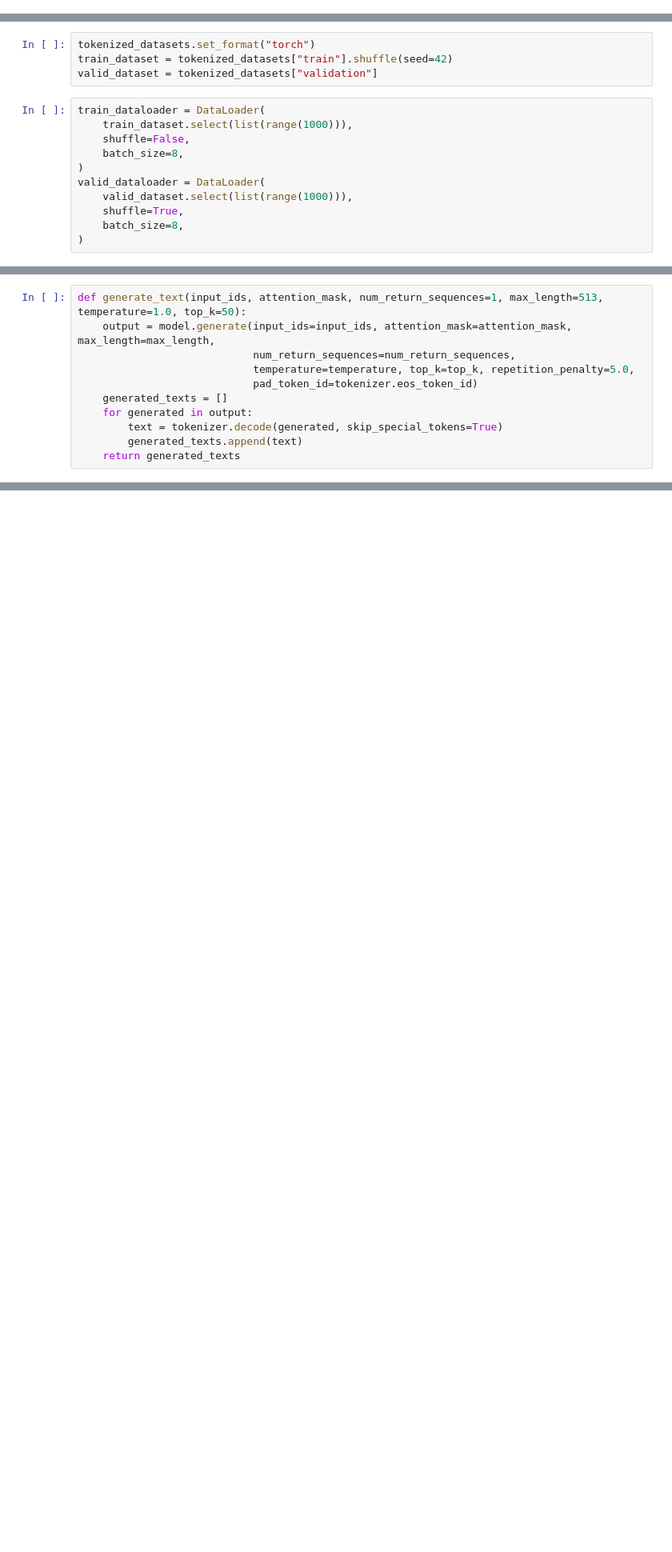
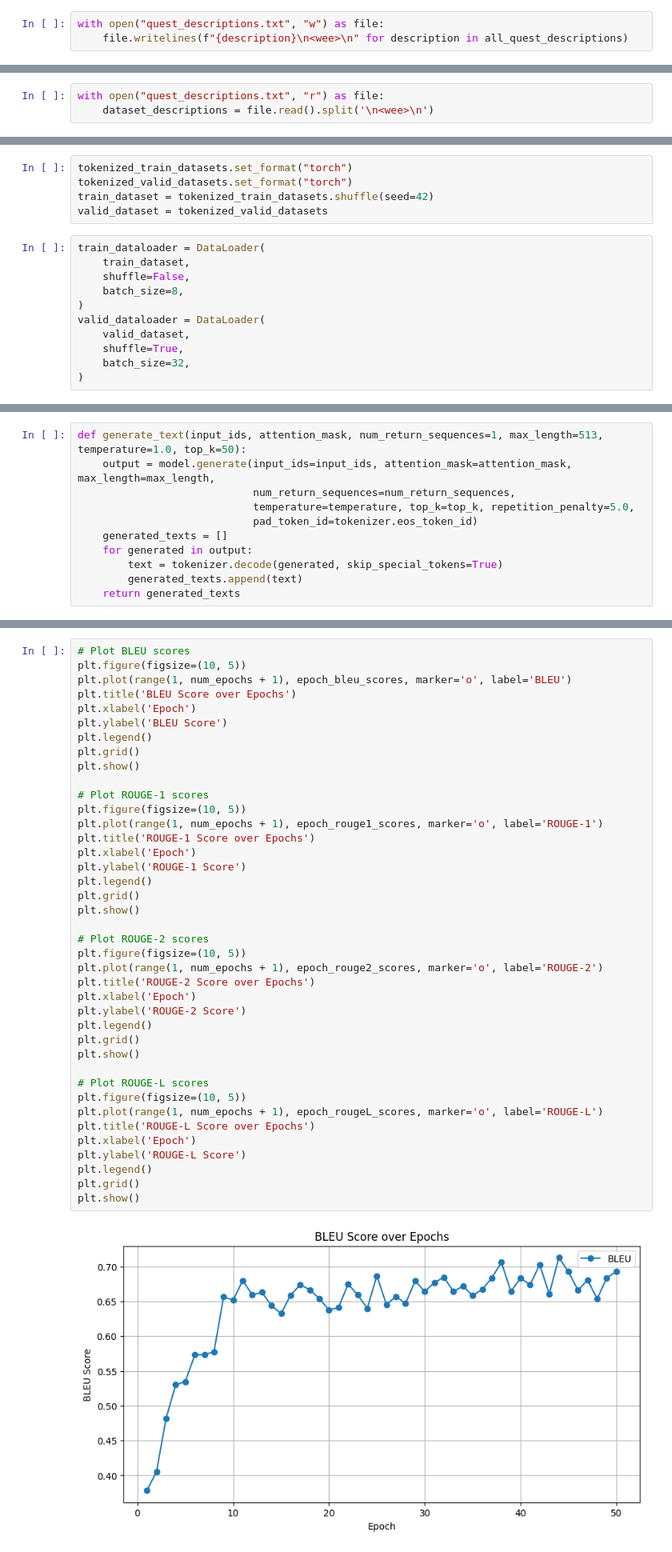
Before and after one commit to Patsu-rar/dialog-generator, a Jupyter notebook: app.ipynb, the cells around one changed output, grey strips where cells are left out. Shown at 80% size. Cells and saved outputs as stored; diff of their text form; blank space fills up the shorter version.

Commit message:
dataset update and metrics fix

```diff
--- a/app.ipynb
+++ b/app.ipynb
@@ -7,0 +161,3 @@ from tqdm import tqdm
+# %%
+with open("quest_descriptions.txt", "w") as file:
+    file.writelines(f"{description}\n<wee>\n" for description in all_quest_descriptions)
@@ -7,0 +168,3 @@ from tqdm import tqdm
+# %%
+with open("quest_descriptions.txt", "r") as file:
+    dataset_descriptions = file.read().split('\n<wee>\n')
@@ -38,17 +244,18 @@ tokenized_datasets = (
 # %%
-tokenized_datasets.set_format("torch")
-train_dataset = tokenized_datasets["train"].shuffle(seed=42)
-valid_dataset = tokenized_datasets["validation"]
+tokenized_train_datasets.set_format("torch")
+tokenized_valid_datasets.set_format("torch")
+train_dataset = tokenized_train_datasets.shuffle(seed=42)
+valid_dataset = tokenized_valid_datasets
 # %%
 train_dataloader = DataLoader(
-    train_dataset.select(list(range(1000))),
+    train_dataset,
     shuffle=False,
     batch_size=8,
 )
 valid_dataloader = DataLoader(
-    valid_dataset.select(list(range(1000))),
+    valid_dataset,
     shuffle=True,
-    batch_size=8,
+    batch_size=32,
 )
 # %%
 device = torch.device("cuda" if torch.cuda.is_available() else "cpu")
@@ -149,0 +398,42 @@ for epoch in range(num_epochs):
+# %%
+# Plot BLEU scores
+plt.figure(figsize=(10, 5))
+plt.plot(range(1, num_epochs + 1), epoch_bleu_scores, marker='o', label='BLEU')
+plt.title('BLEU Score over Epochs')
+plt.xlabel('Epoch')
+plt.ylabel('BLEU Score')
+plt.legend()
+plt.grid()
+plt.show()
+
+# Plot ROUGE-1 scores
+plt.figure(figsize=(10, 5))
+plt.plot(range(1, num_epochs + 1), epoch_rouge1_scores, marker='o', label='ROUGE-1')
+plt.title('ROUGE-1 Score over Epochs')
+plt.xlabel('Epoch')
+plt.ylabel('ROUGE-1 Score')
+plt.legend()
+plt.grid()
+plt.show()
+
+# Plot ROUGE-2 scores
+plt.figure(figsize=(10, 5))
+plt.plot(range(1, num_epochs + 1), epoch_rouge2_scores, marker='o', label='ROUGE-2')
+plt.title('ROUGE-2 Score over Epochs')
+plt.xlabel('Epoch')
+plt.ylabel('ROUGE-2 Score')
+plt.legend()
+plt.grid()
+plt.show()
+
+# Plot ROUGE-L scores
+plt.figure(figsize=(10, 5))
+plt.plot(range(1, num_epochs + 1), epoch_rougeL_scores, marker='o', label='ROUGE-L')
+plt.title('ROUGE-L Score over Epochs')
+plt.xlabel('Epoch')
+plt.ylabel('ROUGE-L Score')
+plt.legend()
+plt.grid()
+plt.show()
+# %% [output]
+[figure, added]
```
Also changed, not shown: parts of 29 cells of this notebook.
